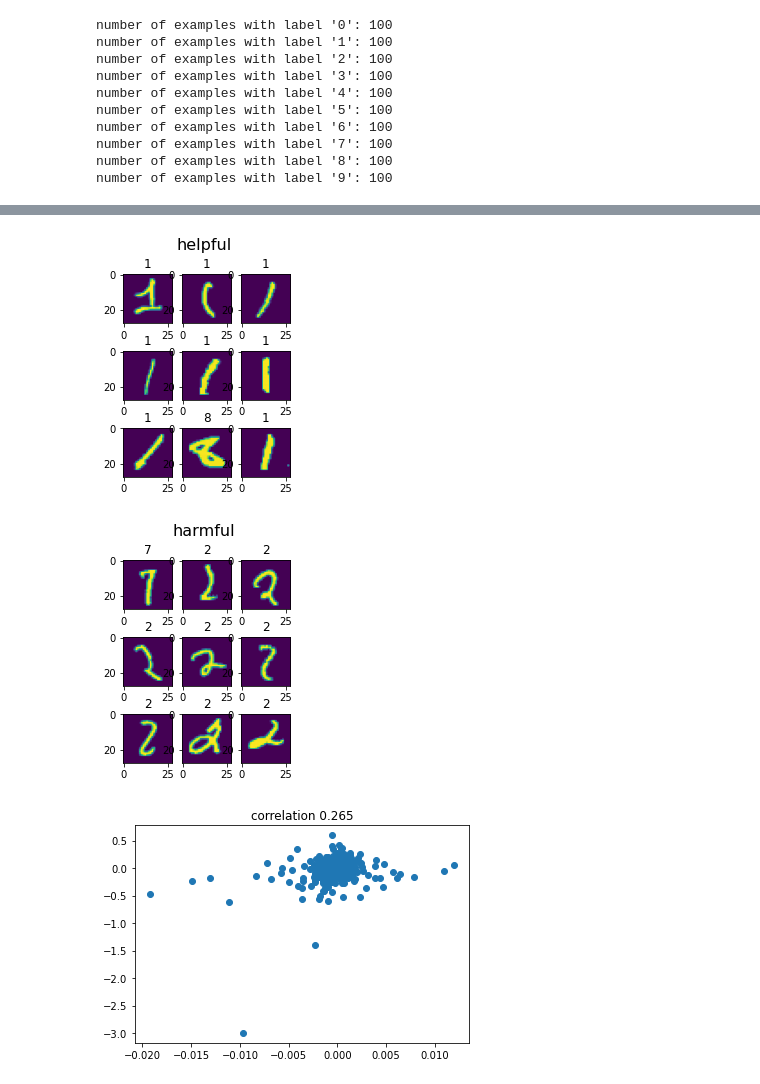
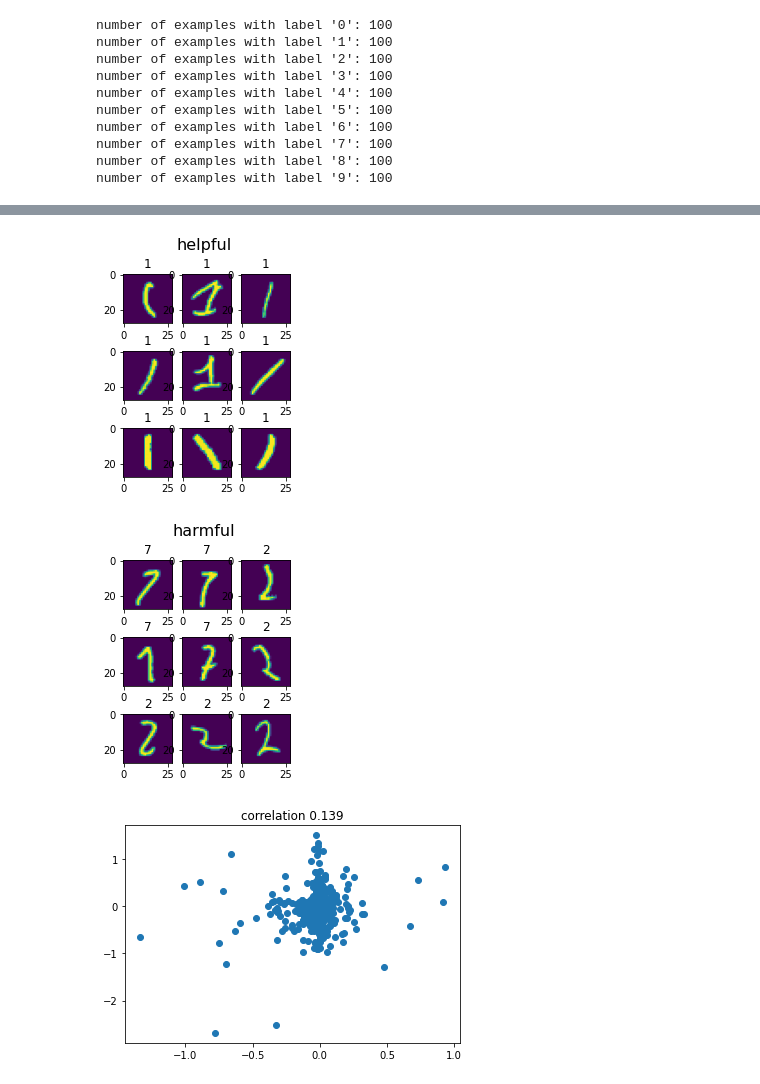
Before and after one commit to hage1005/IF_project, a Jupyter notebook: notebooks/visualize_notebooks/visulize correlation.ipynb, the cells around one changed output, grey strips where cells are left out. Cells and saved outputs as stored; diff of their text form; code cells hidden in the pictures.

```diff
--- a/notebooks/visualize_notebooks/visulize correlation.ipynb
+++ b/notebooks/visualize_notebooks/visulize correlation.ipynb
@@ -54,5 +55,5 @@ dev_id_num = 1
 # %%
-truth_path = f'outputs/mnist/MNIST_1/dev_id_{dev_id_num}/Percy.json'
+truth_path = f'outputs/mnist/{model}/dev_id_{dev_id_num}/pretrain100epoch/Percy.json'
 # %%
 # JSON file
 with open (truth_path, "r") as f:
@@ -99,9 +100,9 @@ def draw_target(path):
     plt.title(f"correlation {Correlation}")
     plt.show()
 # %%
-draw_target(f'outputs/mnist/MNIST_1/dev_id_{dev_id_num}/first_iteration_grad.json')
+draw_target(f'outputs/mnist/{model}/dev_id_{dev_id_num}/pretrain100epoch/Identity.json')
 # %% [output]
-[figure, old version]
+[figure, new version]
-[figure, old version]
+[figure, new version]
-[figure, old version]
+[figure, new version]
 # %%
```
Also changed, not shown: parts of 5 cells of this notebook, 25 other files.
